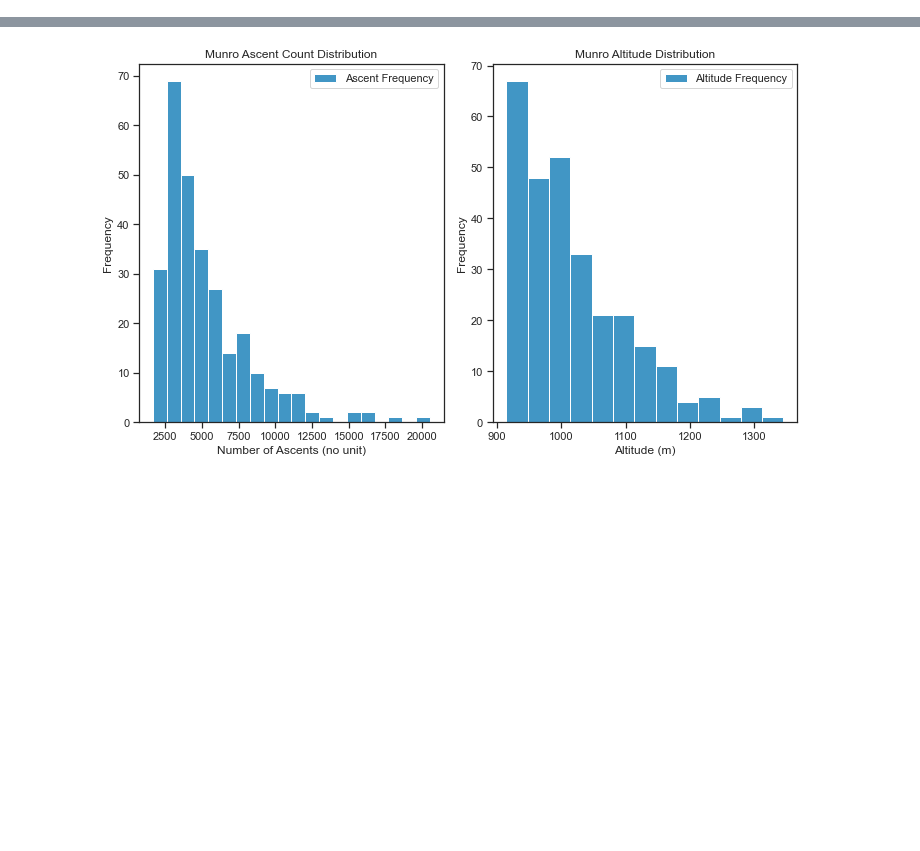
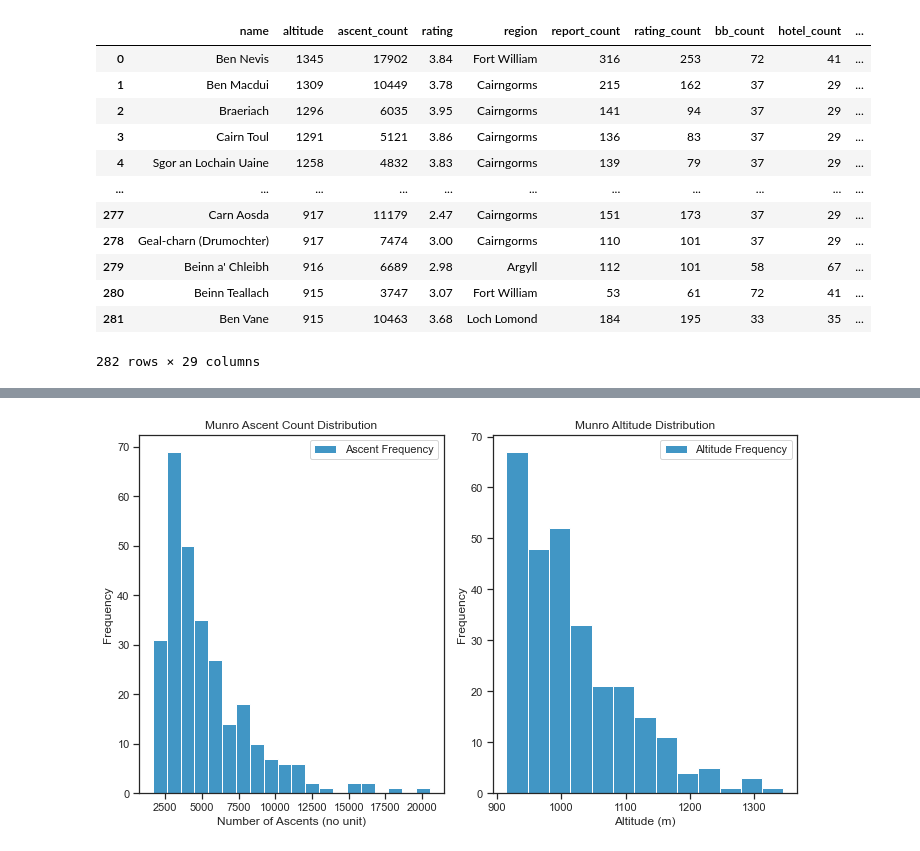
Before and after one commit to filipbalucha/FDS_final_project, a Jupyter notebook: visualization.ipynb, the cells around one changed output, grey strips where cells are left out. Saved outputs shown, nothing was run; the diff lists cells and outputs as text; code cells hidden in the pictures; blank space fills up the shorter version.

```diff
--- a/visualization.ipynb
+++ b/visualization.ipynb
@@ -6,7 +6,22 @@ import matplotlib.pyplot as plt
 import matplotlib as mpl
 mpl.rcParams['font.size'] = 9 # This should set the size to 9pt
 # %%
-df = pd.read_csv('datasets/clean_v1.csv')
+df = pd.read_csv('datasets/clean.csv')
+df
+# %% [output]
+|  | name | altitude | ascent_count | rating | region | report_count | rating_count | bb_count | hotel_count | ... |
+| 0 | Ben Nevis | 1345 | 17902 | 3.84 | Fort William | 316 | 253 | 72 | 41 | ... |
+| 1 | Ben Macdui | 1309 | 10449 | 3.78 | Cairngorms | 215 | 162 | 37 | 29 | ... |
+| 2 | Braeriach | 1296 | 6035 | 3.95 | Cairngorms | 141 | 94 | 37 | 29 | ... |
+| 3 | Cairn Toul | 1291 | 5121 | 3.86 | Cairngorms | 136 | 83 | 37 | 29 | ... |
+| 4 | Sgor an Lochain Uaine | 1258 | 4832 | 3.83 | Cairngorms | 139 | 79 | 37 | 29 | ... |
+| ... | ... | ... | ... | ... | ... | ... | ... | ... | ... | ... |
+| 277 | Carn Aosda | 917 | 11179 | 2.47 | Cairngorms | 151 | 173 | 37 | 29 | ... |
+| 278 | Geal-charn (Drumochter) | 917 | 7474 | 3.00 | Cairngorms | 110 | 101 | 37 | 29 | ... |
+| 279 | Beinn a' Chleibh | 916 | 6689 | 2.98 | Argyll | 112 | 101 | 58 | 67 | ... |
+| 280 | Beinn Teallach | 915 | 3747 | 3.07 | Fort William | 53 | 61 | 72 | 41 | ... |
+| 281 | Ben Vane | 915 | 10463 | 3.68 | Loch Lomond | 184 | 195 | 33 | 35 | ... |
+282 rows × 29 columns
 # %%
 df.head()
 sns.set(style="ticks")
```
Also changed, not shown: parts of 2 cells of this notebook, 2 other files.
